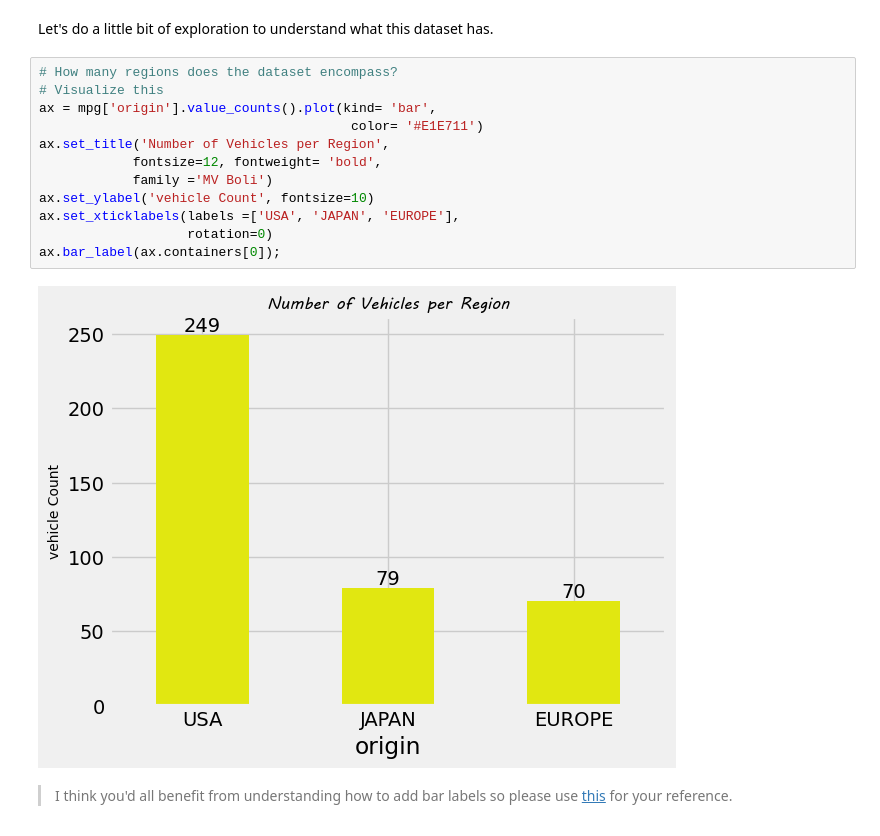
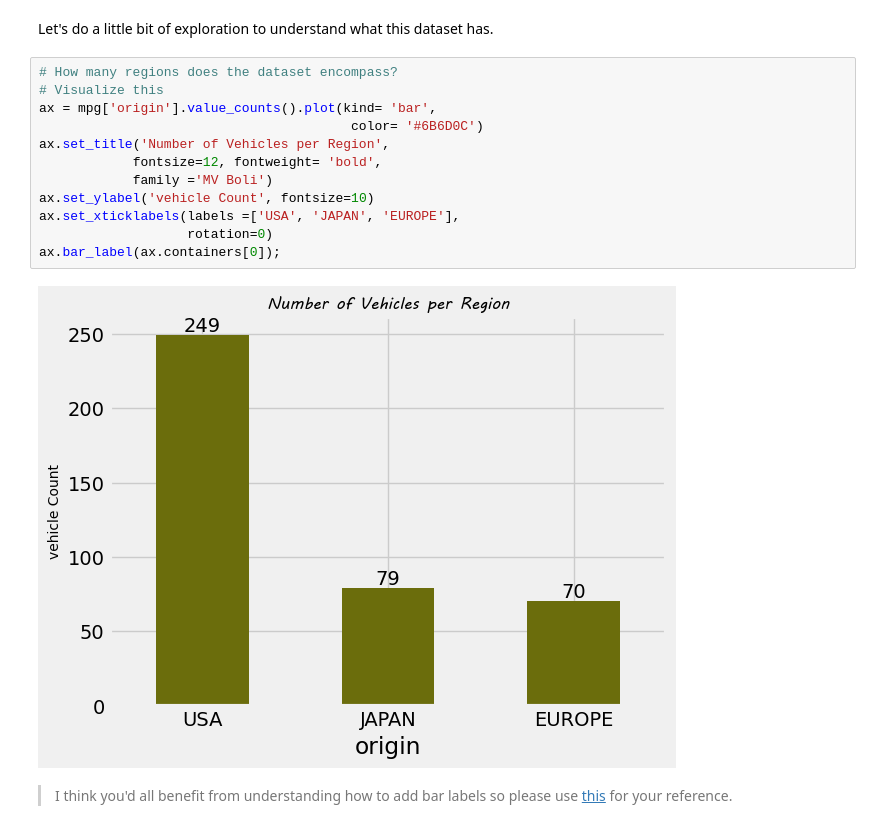
Before and after one commit to pnjoki/PCA-and-Clustering-with-Python, a Jupyter notebook: student.ipynb, the cells around one changed output. Drawn from its saved outputs; the diff is of its cells as text.

```diff
--- a/student.ipynb
+++ b/student.ipynb
@@ -98,17 +102,17 @@ Let's do a little bit of exploration to understand what this dataset has.
 # %%
 # How many regions does the dataset encompass?
 # Visualize this
 ax = mpg['origin'].value_counts().plot(kind= 'bar',
-                                        color= '#E1E711')
+                                        color= '#6B6D0C')
 ax.set_title('Number of Vehicles per Region',
             fontsize=12, fontweight= 'bold',
             family ='MV Boli')
 ax.set_ylabel('vehicle Count', fontsize=10)
 ax.set_xticklabels(labels =['USA', 'JAPAN', 'EUROPE'],
                    rotation=0)
 ax.bar_label(ax.containers[0]);
 # %% [output]
-[figure, old version]
+[figure, new version]
 # %% [markdown]
 > I think you'd all benefit from understanding how to add bar labels so please use [this](https://stackoverflow.com/questions/28931224/how-to-add-value-labels-on-a-bar-chart#:~:text=As%20of%20matplotlib,in%20the%20list) for your reference.
 # %%
```
Also changed, not shown: parts of 1 cell of this notebook.
